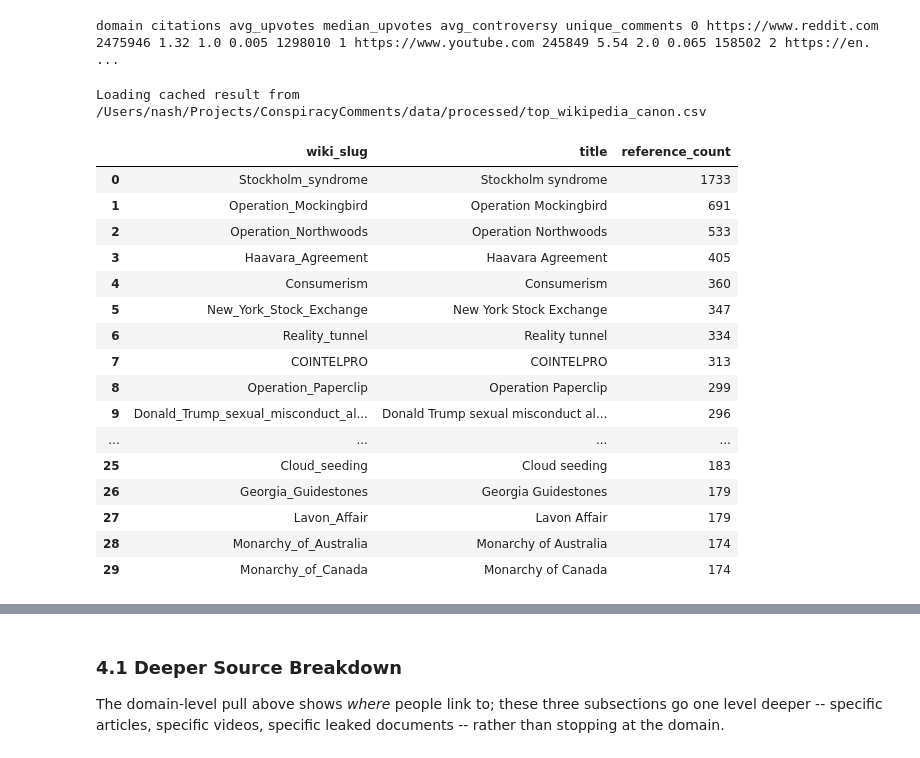
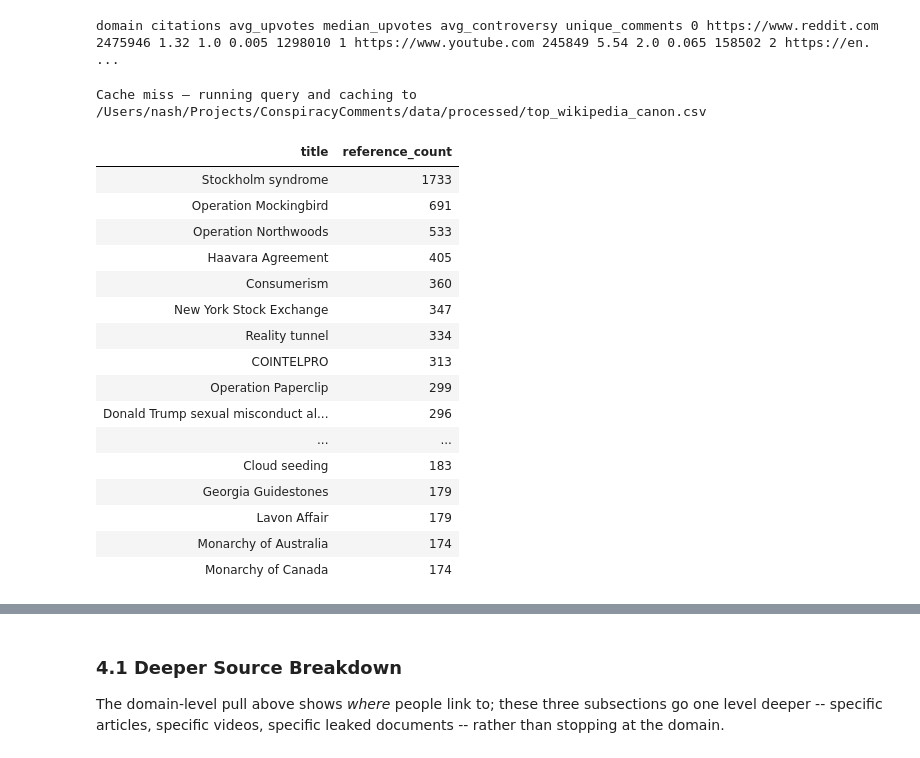
Before and after one commit to humanathema/ConspiracyComments, a Jupyter notebook: ConspiracyMaster_Refactored.ipynb, the cells around one changed output, grey strips where cells are left out. Cells and saved outputs as stored; diff of their text form; code cells hidden in the pictures.

```diff
--- a/ConspiracyMaster_Refactored.ipynb
+++ b/ConspiracyMaster_Refactored.ipynb
@@ -1144,46 +1143,45 @@ domain citations avg_upvotes median_upvotes avg_controversy unique_comments 0 ht
 # %%
 wiki_query = f"""
     SELECT
         regexp_extract(url, '/wiki/([^\s)\]]+)', 1) AS wiki_slug,
         COUNT(*) as reference_count
     FROM (
         SELECT UNNEST(regexp_extract_all(text, 'wikipedia[.]org/wiki/[^\s)\]]+')) AS url
         FROM '{LEXICAL}'
         WHERE text LIKE '%wikipedia.org/wiki/%'
     )
     WHERE wiki_slug != ''
     GROUP BY wiki_slug
     ORDER BY reference_count DESC
     LIMIT 30
 """
 
 def _resolve_wiki_titles(df):
-    df['title'] = df['wiki_slug'].apply(
-        lambda slug: translate_wikipedia_url(f'https://en.wikipedia.org/wiki/{slug}')
-    )
-    return df[['wiki_slug', 'title', 'reference_count']]
+    df['url'] = 'https://en.wikipedia.org/wiki/' + df['wiki_slug']
+    df['title'] = df['url'].apply(translate_wikipedia_url)
+    return df[['wiki_slug', 'title', 'reference_count', 'url']]
 
 df_wiki = cached_query_csv(con, BASE + 'top_wikipedia_canon.csv', wiki_query, postprocess=_resolve_wiki_titles)
-display(df_wiki)
+viz.display_with_links(df_wiki, url_col='url', text_col='title', columns=['title', 'reference_count'])
 # %% [output]
-Loading cached result from /Users/nash/Projects/ConspiracyComments/data/processed/top_wikipedia_canon.csv
+Cache miss — running query and caching to /Users/nash/Projects/ConspiracyComments/data/processed/top_wikipedia_canon.csv
-|  | wiki_slug | title | reference_count |
-| 0 | Stockholm_syndrome | Stockholm syndrome | 1733 |
-| 1 | Operation_Mockingbird | Operation Mockingbird | 691 |
-| 2 | Operation_Northwoods | Operation Northwoods | 533 |
-| 3 | Haavara_Agreement | Haavara Agreement | 405 |
-| 4 | Consumerism | Consumerism | 360 |
-| 5 | New_York_Stock_Exchange | New York Stock Exchange | 347 |
-| 6 | Reality_tunnel | Reality tunnel | 334 |
-| 7 | COINTELPRO | COINTELPRO | 313 |
-| 8 | Operation_Paperclip | Operation Paperclip | 299 |
-| 9 | Donald_Trump_sexual_misconduct_al... | Donald Trump sexual misconduct al... | 296 |
-| ... | ... | ... | ... |
-| 25 | Cloud_seeding | Cloud seeding | 183 |
-| 26 | Georgia_Guidestones | Georgia Guidestones | 179 |
-| 27 | Lavon_Affair | Lavon Affair | 179 |
-| 28 | Monarchy_of_Australia | Monarchy of Australia | 174 |
-| 29 | Monarchy_of_Canada | Monarchy of Canada | 174 |
+| title | reference_count |
+| Stockholm syndrome | 1733 |
+| Operation Mockingbird | 691 |
+| Operation Northwoods | 533 |
+| Haavara Agreement | 405 |
+| Consumerism | 360 |
+| New York Stock Exchange | 347 |
+| Reality tunnel | 334 |
+| COINTELPRO | 313 |
+| Operation Paperclip | 299 |
+| Donald Trump sexual misconduct al... | 296 |
+| ... | ... |
+| Cloud seeding | 183 |
+| Georgia Guidestones | 179 |
+| Lavon Affair | 179 |
+| Monarchy of Australia | 174 |
+| Monarchy of Canada | 174 |
 # %%
 pubmed_query = f"""
     SELECT
```
Also changed, not shown: parts of 11 cells of this notebook, 3 other files.
